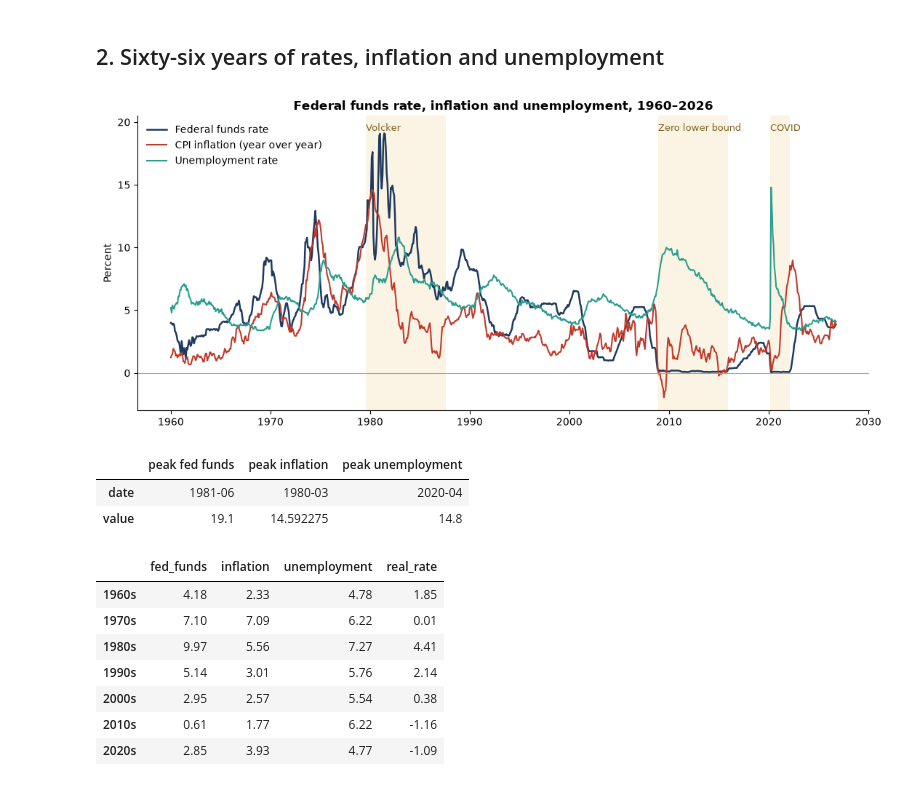
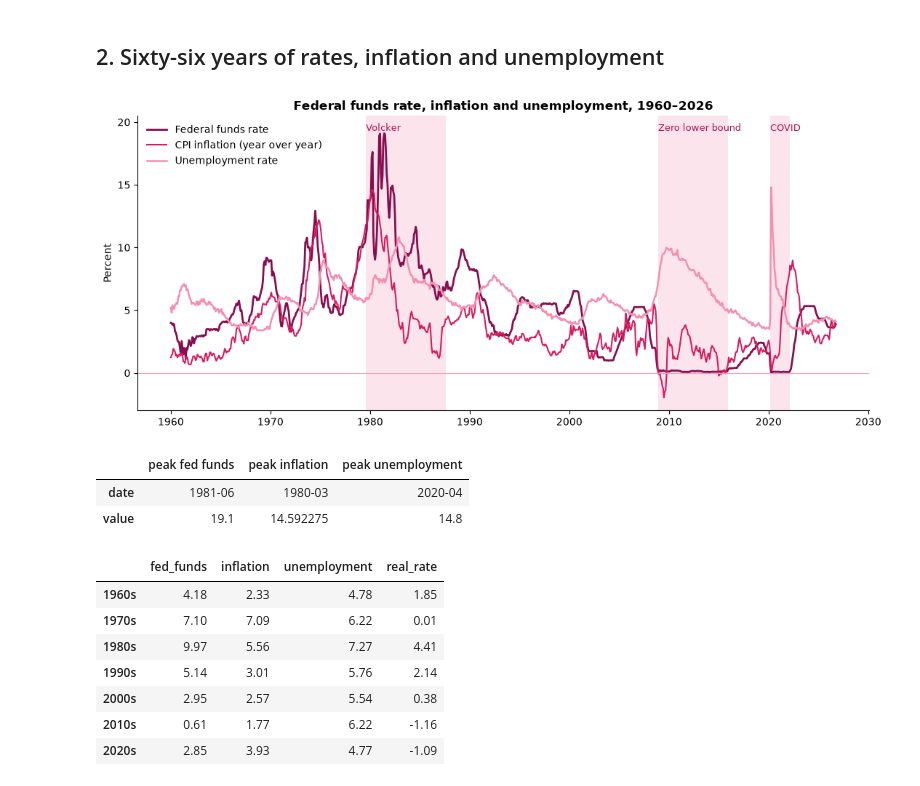
Before and after one commit to msmontoyaa/fed-rates-inflation-analysis, a Jupyter notebook: fed_rates_analysis.ipynb, the cells around one changed output. Saved outputs shown, nothing was run; the diff lists cells and outputs as text; code cells hidden in the pictures.

Commit message:
Restyle charts with pink color palette

```diff
--- a/fed_rates_analysis.ipynb
+++ b/fed_rates_analysis.ipynb
@@ -22,7 +22,7 @@ import matplotlib.pyplot as plt
 import statsmodels.formula.api as smf
 from pathlib import Path
 
-NAVY, RED, TEAL, GREY, GOLD = "#1F3A5F", "#C0392B", "#2A9D8F", "#9AA5B1", "#E9C46A"
+DEEP, DARK, MID, LIGHT, SOFT, PLUM, BLUSH = "#880E4F", "#D81B60", "#F48FB1", "#F8BBD0", "#E8A0BF", "#AD1457", "#FCE4EC"   # pink palette
 plt.rcParams.update({"figure.figsize": (11, 4.8), "axes.spines.top": False,
                      "axes.spines.right": False, "axes.titleweight": "bold", "svg.fonttype": "none"})
 Path("images").mkdir(exist_ok=True)
@@ -51,29 +51,29 @@ missing values: 0
 # %%
 eras = [("1979-08", "1987-08", "Volcker"), ("2008-12", "2015-12", "Zero lower bound"), ("2020-03", "2022-03", "COVID")]
 fig, ax = plt.subplots()
 for start, end, name in eras:
-    ax.axvspan(pd.Timestamp(start), pd.Timestamp(end), color=GOLD, alpha=0.18, lw=0)
-    ax.text(pd.Timestamp(start), 19.3, name, fontsize=9, color="#7a6420")
-ax.plot(df.index, df.fed_funds, color=NAVY, lw=1.8, label="Federal funds rate")
-ax.plot(df.index, df.inflation, color=RED, lw=1.5, label="CPI inflation (year over year)")
-ax.plot(df.index, df.unemployment, color=TEAL, lw=1.5, label="Unemployment rate")
-ax.axhline(0, color=GREY, lw=0.8)
+    ax.axvspan(pd.Timestamp(start), pd.Timestamp(end), color=BLUSH, lw=0)
+    ax.text(pd.Timestamp(start), 19.3, name, fontsize=9, color=PLUM)
+ax.plot(df.index, df.fed_funds, color=DEEP, lw=2, label="Federal funds rate")
+ax.plot(df.index, df.inflation, color=DARK, lw=1.5, label="CPI inflation (year over year)")
+ax.plot(df.index, df.unemployment, color=MID, lw=1.8, label="Unemployment rate")
+ax.axhline(0, color=SOFT, lw=0.8)
 ax.set_ylabel("Percent")
 ax.set_ylim(-3, 20.5)
 ax.set_title("Federal funds rate, inflation and unemployment, 1960–2026")
 ax.legend(frameon=False, loc="upper left")
 plt.tight_layout()
 plt.savefig("images/rates_inflation_unemployment.svg")
 plt.show()
 
 peaks = pd.DataFrame({
     "peak fed funds": [df.fed_funds.idxmax().strftime("%Y-%m"), df.fed_funds.max()],
     "peak inflation": [df.inflation.idxmax().strftime("%Y-%m"), df.inflation.max()],
     "peak unemployment": [df.unemployment.idxmax().strftime("%Y-%m"), df.unemployment.max()],
 }, index=["date", "value"])
 peaks
 # %% [output]
-[figure, old version]
+[figure, new version]
 |  | peak fed funds | peak inflation | peak unemployment |
 | date | 1981-06 | 1980-03 | 2020-04 |
 | value | 19.1 | 14.592275 | 14.8 |
```
Also changed, not shown: parts of 4 cells of this notebook, 4 other files.
